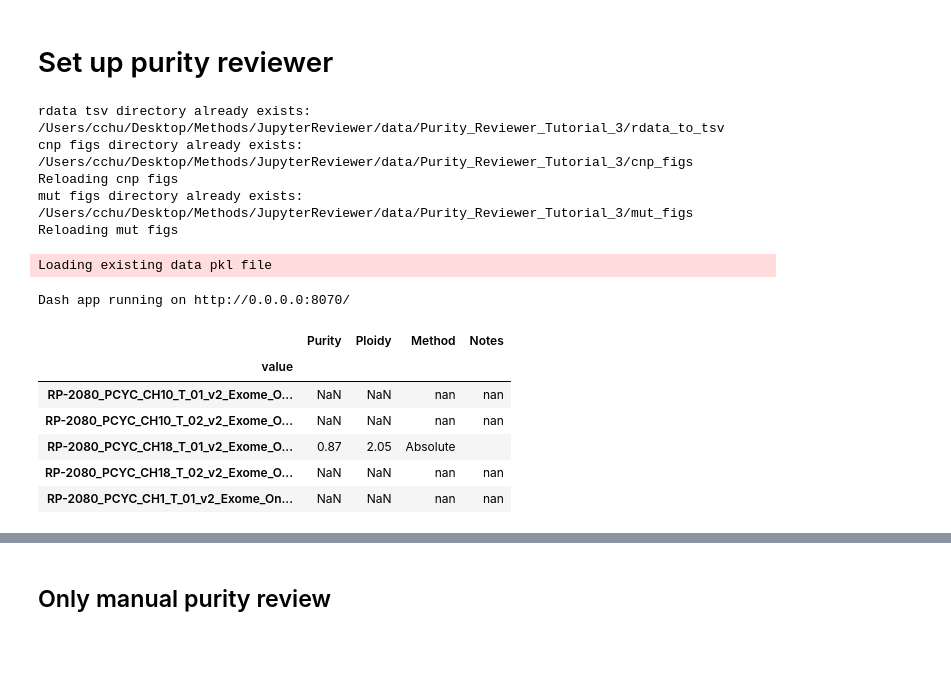
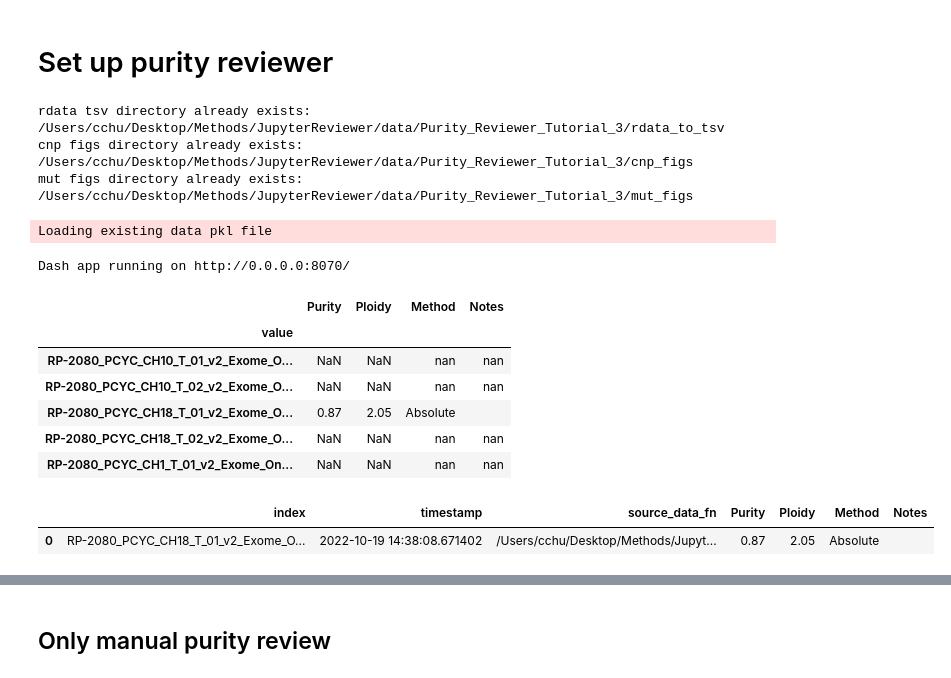
Before and after one commit to getzlab/AnnoMate, a Jupyter notebook: example_notebooks/Purity_Reviewer_Tutorial.ipynb, the cells around one changed output, grey strips where cells are left out. Saved outputs shown, nothing was run; the diff lists cells and outputs as text; code cells hidden in the pictures; blank space fills up the shorter version.

Commit message:
getter methods for data attributes directly from reviewer

```diff
--- a/example_notebooks/Purity_Reviewer_Tutorial.ipynb
+++ b/example_notebooks/Purity_Reviewer_Tutorial.ipynb
@@ -65,8 +68,8 @@ matched_reviewer.set_review_data(data_pkl_fn = review_data_fn,
                                  acs_col='alleliccapseg_tsv',
                                  maf_col='mutation_validator_validated_maf',
                                  rdata_fn_col='local_absolute_rdata',
-                                 reload_cnp_figs=True,
-                                 reload_mut_figs=True,
+                                 reload_cnp_figs=False,
+                                 reload_mut_figs=False,
                                 )
 matched_reviewer.set_review_app(sample_info_cols=['absolute_highres_plot', 'alleliccapseg_plot'],
                                 acs_col='alleliccapseg_tsv',
@@ -77,21 +80,24 @@ matched_reviewer.set_default_autofill()
 # %% [output]
 rdata tsv directory already exists: /Users/cchu/Desktop/Methods/JupyterReviewer/data/Purity_Reviewer_Tutorial_3/rdata_to_tsv
 cnp figs directory already exists: /Users/cchu/Desktop/Methods/JupyterReviewer/data/Purity_Reviewer_Tutorial_3/cnp_figs
-Reloading cnp figs
 mut figs directory already exists: /Users/cchu/Desktop/Methods/JupyterReviewer/data/Purity_Reviewer_Tutorial_3/mut_figs
-Reloading mut figs
 Loading existing data pkl file
 # %%
 matched_reviewer.run(port=8070)
 # %% [output]
 Dash app running on http://0.0.0.0:8070/
+# %%
+matched_reviewer.get_annots()
+# %% [output]
+|  | Purity | Ploidy | Method | Notes |
+| value |  |  |  |  |
+| RP-2080_PCYC_CH10_T_01_v2_Exome_O... | NaN | NaN | nan | nan |
+| RP-2080_PCYC_CH10_T_02_v2_Exome_O... | NaN | NaN | nan | nan |
+| RP-2080_PCYC_CH18_T_01_v2_Exome_O... | 0.87 | 2.05 | Absolute |  |
+| RP-2080_PCYC_CH18_T_02_v2_Exome_O... | NaN | NaN | nan | nan |
+| RP-2080_PCYC_CH1_T_01_v2_Exome_On... | NaN | NaN | nan | nan |
 # %%
-matched_reviewer.review_data.data.annot_df
+matched_reviewer.get_history()
 # %% [output]
-|  | Purity | Ploidy | Method | Notes |
-| value |  |  |  |  |
-| RP-2080_PCYC_CH10_T_01_v2_Exome_O... | NaN | NaN | nan | nan |
-| RP-2080_PCYC_CH10_T_02_v2_Exome_O... | NaN | NaN | nan | nan |
-| RP-2080_PCYC_CH18_T_01_v2_Exome_O... | 0.87 | 2.05 | Absolute |  |
-| RP-2080_PCYC_CH18_T_02_v2_Exome_O... | NaN | NaN | nan | nan |
-| RP-2080_PCYC_CH1_T_01_v2_Exome_On... | NaN | NaN | nan | nan |
+|  | index | timestamp | source_data_fn | Purity | Ploidy | Method | Notes |
+| 0 | RP-2080_PCYC_CH18_T_01_v2_Exome_O... | 2022-10-19 14:38:08.671402 | /Users/cchu/Desktop/Methods/Jupyt... | 0.87 | 2.05 | Absolute |  |
```
Also changed, not shown: parts of 2 cells of this notebook, 3 other files.
